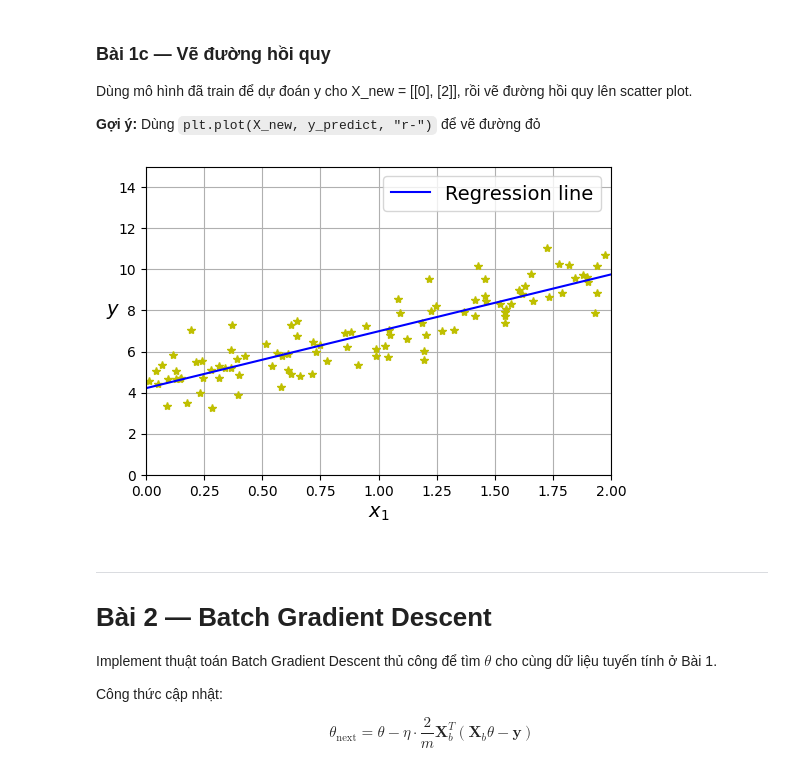
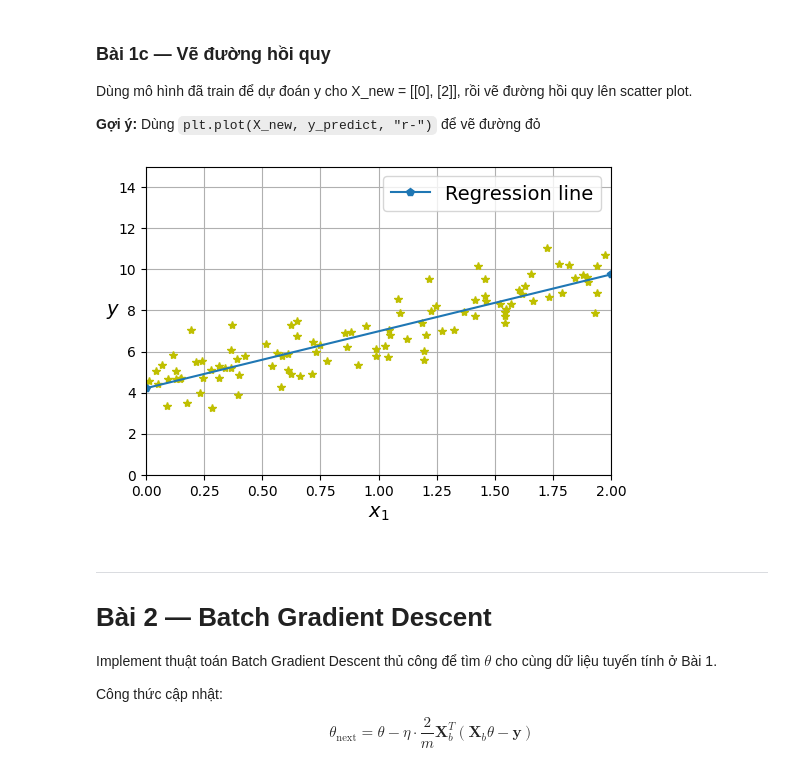
Before and after one commit to ttmling/HIT_AI-DATA, a Jupyter notebook: Practice_Regression_Exercises.ipynb, the cells around one changed output. Cells and saved outputs as stored; diff of their text form; code cells hidden in the pictures.

```diff
--- a/Practice_Regression_Exercises.ipynb
+++ b/Practice_Regression_Exercises.ipynb
@@ -109,22 +109,22 @@ Dùng mô hình đã train để dự đoán y cho X_new = [[0], [2]], rồi v
 # %%
 X_new = np.array([[0], [2]]) # tạo ra 2 điểm cụ thể là x0 = 0, x1 = 2
 
 # Dự đoán y cho X_new
 y_predict = lin_reg.predict(X_new) # y0, y1
 
 
 # Vẽ biểu đồ
 plt.figure(figsize=(6, 4))
 plt.plot(X, y, "y*")    # Vẽ dữ liêu gốc
-plt.plot(X_new, y_predict, "b-", label="Regression line")   # Vẽ đường hồi quy
+plt.plot(X_new, y_predict, "p-", label="Regression line")   # Vẽ đường hồi quy ko phải màu đỏ
 plt.xlabel("$x_1$")
 plt.ylabel("$y$", rotation=0)
 plt.axis([0, 2, 0, 15])
 plt.grid()
 plt.legend()    # chú giải
 plt.show()
 # %% [output]
-[figure, old version]
+[figure, new version]
 # %% [markdown]
 ---
 # Bài 2 — Batch Gradient Descent
```
Also changed, not shown: parts of 16 cells of this notebook.
